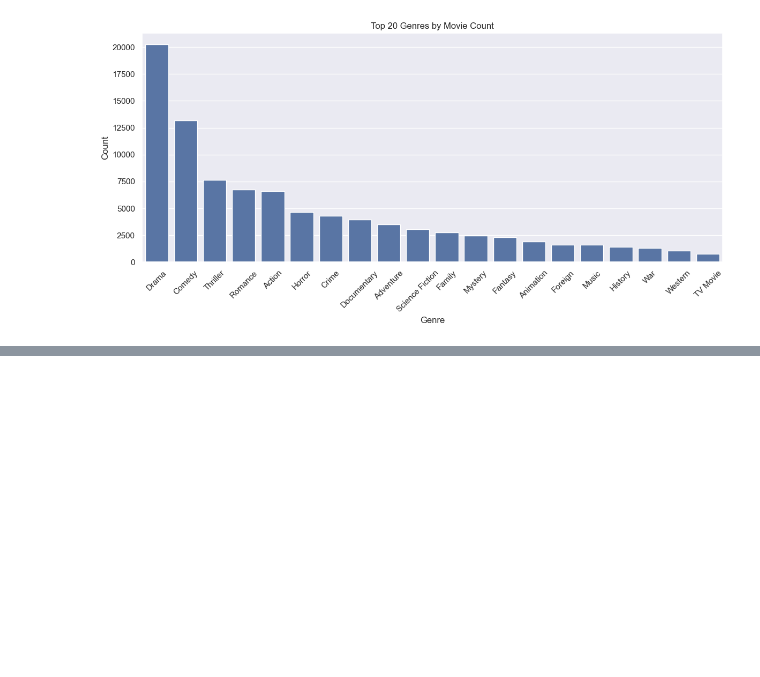
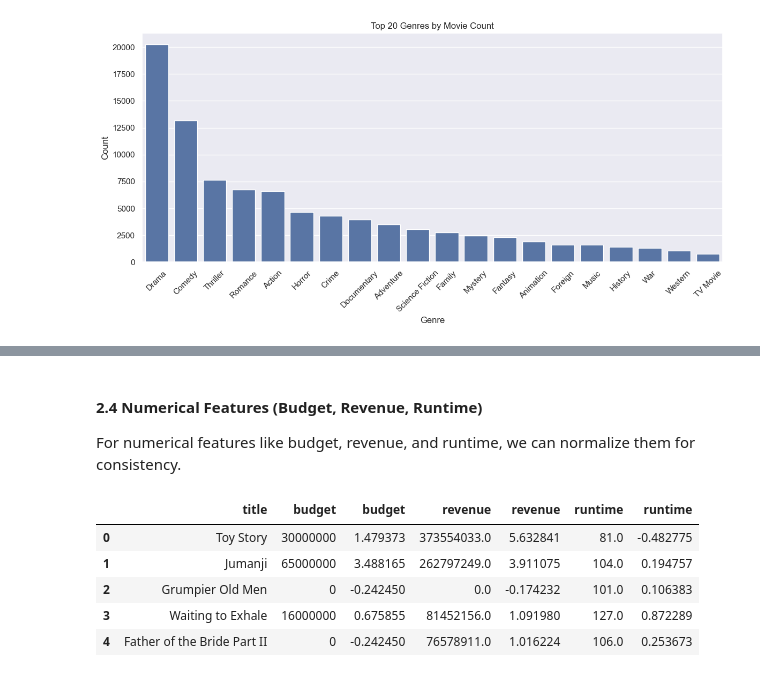
Before and after one commit to joseph-ishola/Movie-Recommendation-Model, a Jupyter notebook: script.ipynb, the cells around one changed output, grey strips where cells are left out. Saved outputs shown, nothing was run; the diff lists cells and outputs as text; code cells hidden in the pictures; blank space fills up the shorter version.

```diff
--- a/script.ipynb
+++ b/script.ipynb
@@ -138,0 +175,17 @@ plt.show()
+# %%
+from sklearn.feature_extraction.text import TfidfVectorizer
+
+# Fill NaN values in 'overview' column with an empty string
+movies_df['overview'] = movies_df['overview'].fillna("")
+
+# Initialize TF-IDF vectorizer (use `stop_words='english'` to ignore common words)
+tfidf = TfidfVectorizer(stop_words='english')
+
+# Transform the overview text into TF-IDF features
+tfidf_matrix = tfidf.fit_transform(movies_df['overview'])
+
+# Convert the result into a DataFrame (optional)
+tfidf_df = pd.DataFrame(tfidf_matrix.toarray(), columns=tfidf.get_feature_names_out())
+
+# Display the first few rows of the transformed TF-IDF data
+print(tfidf_df.head())
@@ -138,0 +234,32 @@ plt.show()
+# %% [markdown]
+#### 2.4 Numerical Features (Budget, Revenue, Runtime)
+For numerical features like budget, revenue, and runtime, we can normalize them for consistency.
+# %%
+from sklearn.preprocessing import StandardScaler
+
+# Select relevant columns for normalization
+numerical_features = ['budget', 'revenue', 'runtime']
+numerical_df = movies_df[numerical_features].apply(pd.to_numeric, errors='coerce')
+
+# Replace 0s with the median of the column to avoid zero-impact
+numerical_df = numerical_df.replace(0, numerical_df.median())
+
+# Fill any remaining NaN values with the median
+numerical_df = numerical_df.fillna(numerical_df.median())
+
+# Normalize the numerical features
+scaler = StandardScaler()
+normalized_numerical_df = pd.DataFrame(scaler.fit_transform(numerical_df), columns=numerical_df.columns)
+
+# Merge this normalized data back with the movies dataset
+movies_df = pd.concat([movies_df, normalized_numerical_df], axis=1)
+
+# Check the updated dataframe
+movies_df[['title', 'budget', 'revenue', 'runtime']].head()
+# %% [output]
+|  | title | budget | budget | revenue | revenue | runtime | runtime |
+| 0 | Toy Story | 30000000 | 1.479373 | 373554033.0 | 5.632841 | 81.0 | -0.482775 |
+| 1 | Jumanji | 65000000 | 3.488165 | 262797249.0 | 3.911075 | 104.0 | 0.194757 |
+| 2 | Grumpier Old Men | 0 | -0.242450 | 0.0 | -0.174232 | 101.0 | 0.106383 |
+| 3 | Waiting to Exhale | 16000000 | 0.675855 | 81452156.0 | 1.091980 | 127.0 | 0.872289 |
+| 4 | Father of the Bride Part II | 0 | -0.242450 | 76578911.0 | 1.016224 | 106.0 | 0.253673 |
```
Also changed, not shown: parts of 13 cells of this notebook.
